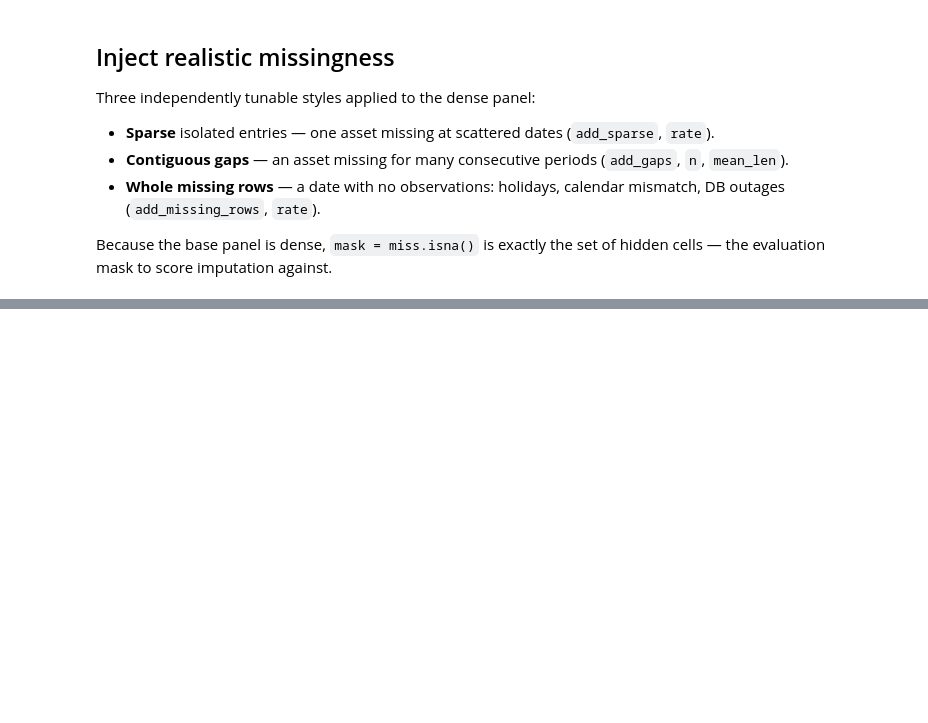
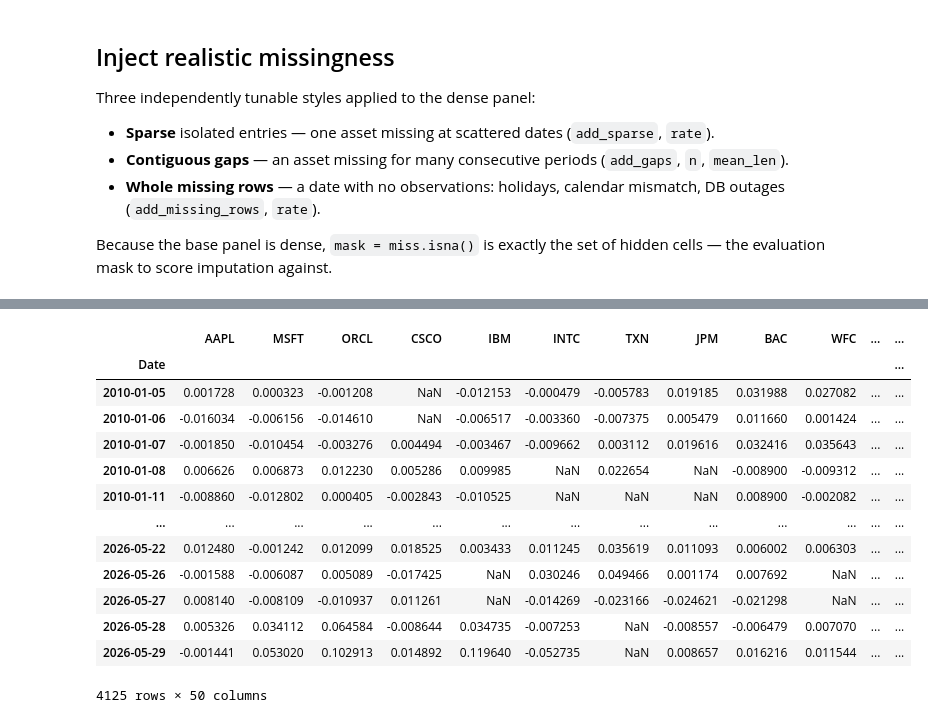
Before and after one commit to michelecarlo/Graduate-Thesis, a Jupyter notebook: Code/Data/DataParsing.ipynb, the cells around one changed output, grey strips where cells are left out. Drawn from its saved outputs; the diff is of its cells as text; code cells hidden in the pictures; blank space fills up the shorter version.

Commit message:
ran some tests, done for today

```diff
--- a/Code/Data/DataParsing.ipynb
+++ b/Code/Data/DataParsing.ipynb
@@ -140,0 +141,3 @@ plt.tight_layout(); plt.show()
+# %%
+test = add_sparse(sample, rate=0.05).isna()
+test.head()
@@ -140,0 +153,3 @@ plt.tight_layout(); plt.show()
+# %%
+test_ = sample[~test]
+test_.head()
@@ -140,0 +165,18 @@ plt.tight_layout(); plt.show()
+# %%
+test_ = np.log(test_).diff().iloc[1:]
+test_
+# %% [output]
+|  | AAPL | MSFT | ORCL | CSCO | IBM | INTC | TXN | JPM | BAC | WFC | ... | ... |
+| Date |  |  |  |  |  |  |  |  |  |  |  | ... |
+| 2010-01-05 | 0.001728 | 0.000323 | -0.001208 | NaN | -0.012153 | -0.000479 | -0.005783 | 0.019185 | 0.031988 | 0.027082 | ... | ... |
+| 2010-01-06 | -0.016034 | -0.006156 | -0.014610 | NaN | -0.006517 | -0.003360 | -0.007375 | 0.005479 | 0.011660 | 0.001424 | ... | ... |
+| 2010-01-07 | -0.001850 | -0.010454 | -0.003276 | 0.004494 | -0.003467 | -0.009662 | 0.003112 | 0.019616 | 0.032416 | 0.035643 | ... | ... |
+| 2010-01-08 | 0.006626 | 0.006873 | 0.012230 | 0.005286 | 0.009985 | NaN | 0.022654 | NaN | -0.008900 | -0.009312 | ... | ... |
+| 2010-01-11 | -0.008860 | -0.012802 | 0.000405 | -0.002843 | -0.010525 | NaN | NaN | NaN | 0.008900 | -0.002082 | ... | ... |
+| ... | ... | ... | ... | ... | ... | ... | ... | ... | ... | ... | ... | ... |
+| 2026-05-22 | 0.012480 | -0.001242 | 0.012099 | 0.018525 | 0.003433 | 0.011245 | 0.035619 | 0.011093 | 0.006002 | 0.006303 | ... | ... |
+| 2026-05-26 | -0.001588 | -0.006087 | 0.005089 | -0.017425 | NaN | 0.030246 | 0.049466 | 0.001174 | 0.007692 | NaN | ... | ... |
+| 2026-05-27 | 0.008140 | -0.008109 | -0.010937 | 0.011261 | NaN | -0.014269 | -0.023166 | -0.024621 | -0.021298 | NaN | ... | ... |
+| 2026-05-28 | 0.005326 | 0.034112 | 0.064584 | -0.008644 | 0.034735 | -0.007253 | NaN | -0.008557 | -0.006479 | 0.007070 | ... | ... |
+| 2026-05-29 | -0.001441 | 0.053020 | 0.102913 | 0.014892 | 0.119640 | -0.052735 | NaN | 0.008657 | 0.016216 | 0.011544 | ... | ... |
+4125 rows × 50 columns
```
Also changed, not shown: parts of 5 cells of this notebook, 7 other files.
